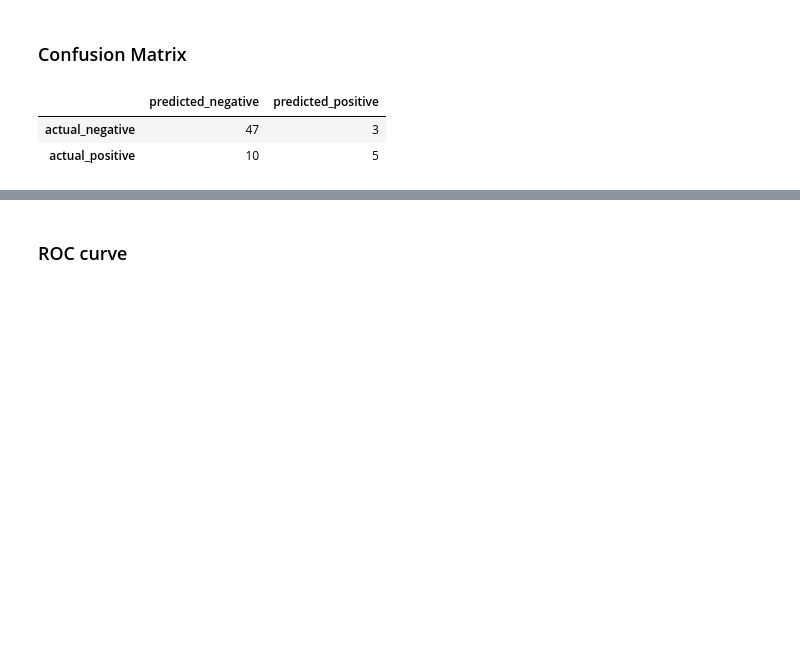
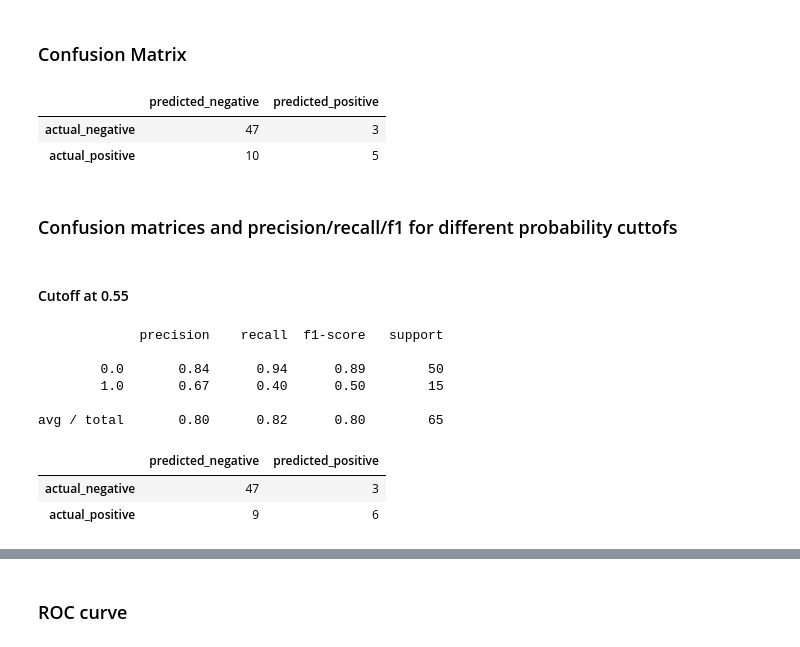
Before and after one commit to cheminfIBB/MM-diagnosis, a Jupyter notebook: random_forest_model.ipynb, the cells around one changed output, grey strips where cells are left out. Drawn from its saved outputs; the diff is of its cells as text; code cells hidden in the pictures; blank space fills up the shorter version.

```diff
--- a/random_forest_model.ipynb
+++ b/random_forest_model.ipynb
@@ -168,3 +180,25 @@ pd.DataFrame(data=confusion_matrix(y_test, pred),
 |  | predicted_negative | predicted_positive |
 | actual_negative | 47 | 3 |
 | actual_positive | 10 | 5 |
+# %% [markdown]
+### Confusion matrices and precision/recall/f1 for different probability cuttofs
+# %% [markdown]
+#### Cutoff at 0.55
+# %%
+pred_55 = [0 if prob > 0.55 else 1 for prob in pred_prob.T[0]]
+print(classification_report(y_test, pred_55))
+# %% [output]
+             precision    recall  f1-score   support
+
+        0.0       0.84      0.94      0.89        50
+        1.0       0.67      0.40      0.50        15
+
+avg / total       0.80      0.82      0.80        65
+# %%
+pd.DataFrame(data=confusion_matrix(y_test, pred_55),
+             columns=('predicted_negative', 'predicted_positive'),
+             index=('actual_negative', 'actual_positive'))
+# %% [output]
+|  | predicted_negative | predicted_positive |
+| actual_negative | 47 | 3 |
+| actual_positive | 9 | 6 |
```
Also changed, not shown: parts of 8 cells of this notebook.
